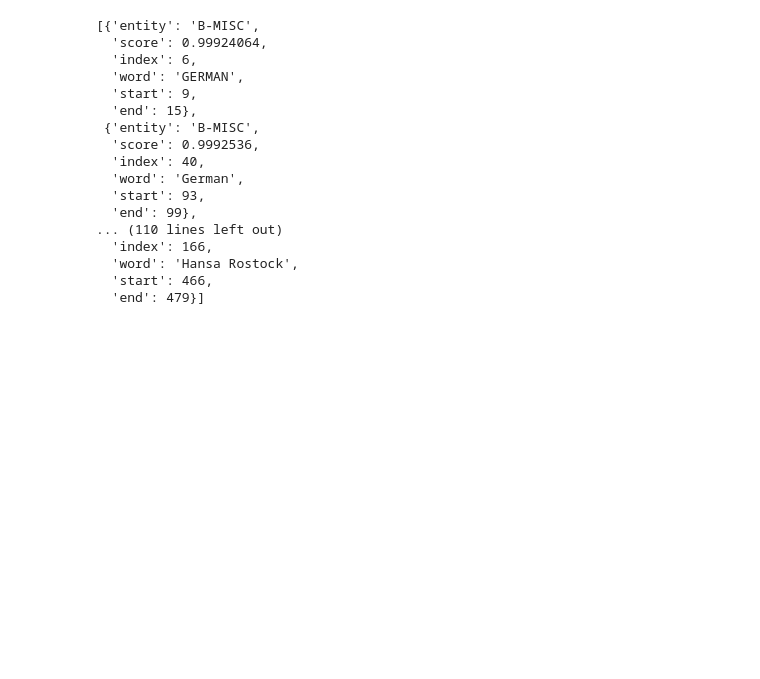
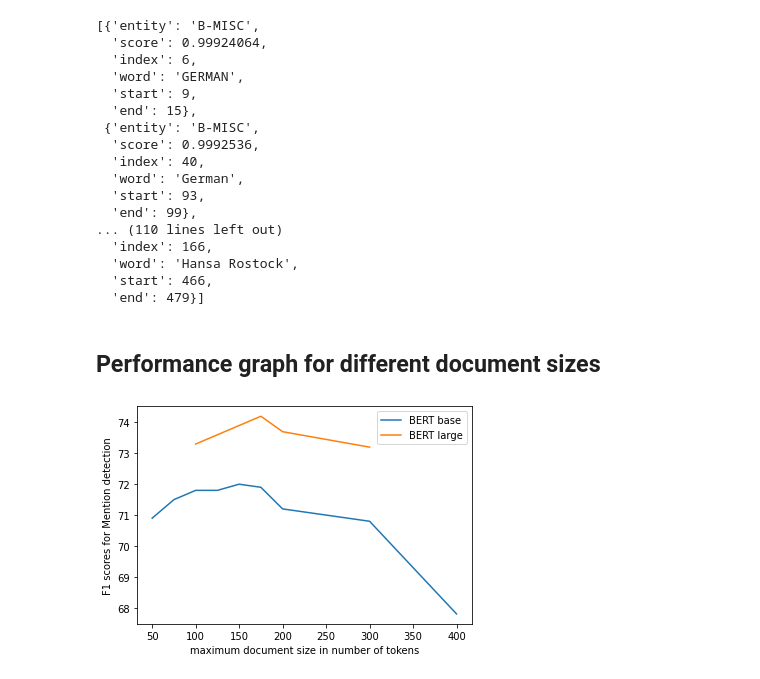
Before and after one commit to eriktks/rel20, a Jupyter notebook: ner_bert.ipynb, the cells around one changed output. Drawn from its saved outputs; the diff is of its cells as text; code cells hidden in the pictures; blank space fills up the shorter version.

Commit message:
bert doc length tests

```diff
--- a/ner_bert.ipynb
+++ b/ner_bert.ipynb
@@ -296,3 +323,5 @@ combine_entities(ner_results)
   'word': 'Hansa Rostock',
   'start': 466,
   'end': 479}]
+# %% [markdown]
+## Performance graph for different document sizes
@@ -298,0 +330,15 @@ combine_entities(ner_results)
+# %%
+x_base  = [   50,   75,  100,  125,  150,  175,  200,  300,  400 ]
+y_base  = [ 70.9, 71.5, 71.8, 71.8, 72.0, 71.9, 71.2, 70.8, 67.8 ]
+x_large = [              100, 125,  150,  175,  200,  300 ]
+y_large = [             73.3, 73.6, 73.9, 74.2, 73.7, 73.2 ]
+# %%
+plt.plot( x_base,  y_base, label="BERT base")
+plt.plot(x_large, y_large, label="BERT large")
+plt.xlabel("maximum document size in number of tokens")
+plt.ylabel("F1 scores for Mention detection")
+plt.legend()
+plt.savefig("f1.png")
+plt.show()
+# %% [output]
+[figure, added]
```
Also changed, not shown: parts of 5 cells of this notebook, 2 other files.
